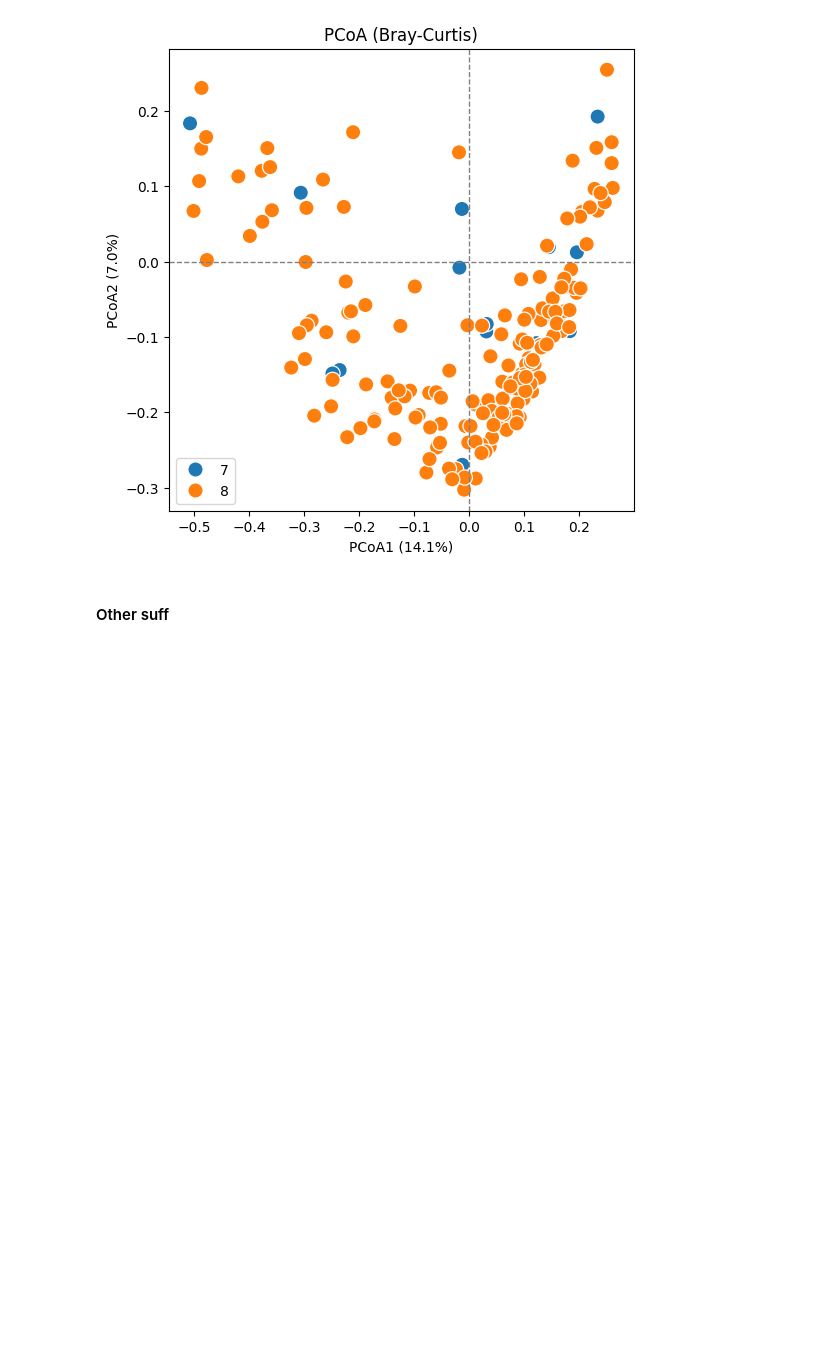
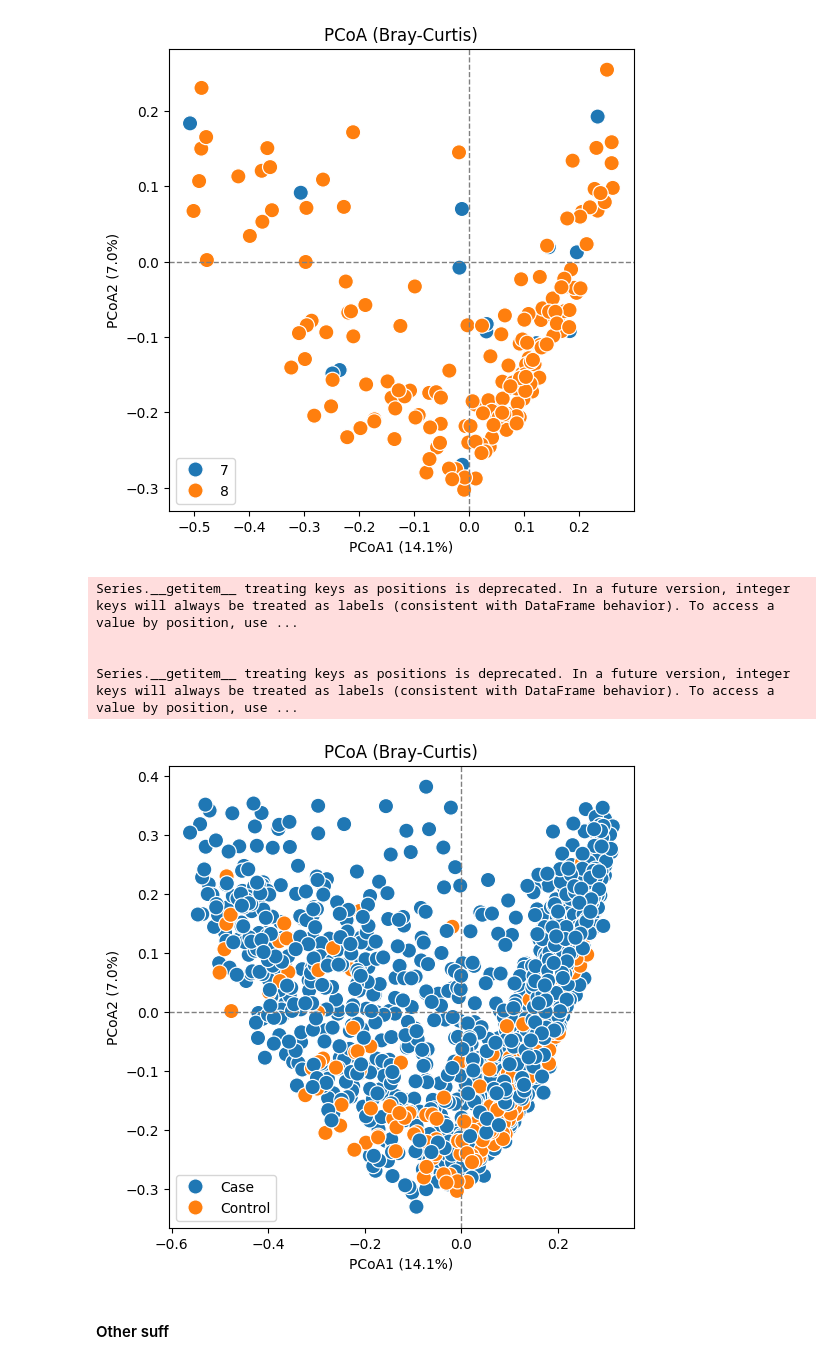
Before and after one commit to LordRabbit357/MicrobiomeProject, a Jupyter notebook: exploration.ipynb, the cells around one changed output. Drawn from its saved outputs; the diff is of its cells as text; code cells hidden in the pictures; blank space fills up the shorter version.

```diff
--- a/exploration.ipynb
+++ b/exploration.ipynb
@@ -559,6 +555,34 @@ plt.legend()
 plt.show()
 # %% [output]
 [figure]
+# %%
+coords["is_control"] = coords["PATGROUPFINAL_C"] == "8"
+coords["is_control"] = coords["is_control"].map({True: "Control", False: "Case"})
+
+
+# Plot with seaborn
+plt.figure(figsize=(6,6))
+sns.scatterplot(
+    data=coords,
+    x=coords.columns[0],
+    y=coords.columns[1],
+    hue="is_control",   # color by label
+    s=120
+)
+
+plt.xlabel(f"PCoA1 ({pcoa_results.proportion_explained[0]*100:.1f}%)")
+plt.ylabel(f"PCoA2 ({pcoa_results.proportion_explained[1]*100:.1f}%)")
+plt.title("PCoA (Bray-Curtis)")
+plt.axhline(0, color="gray", lw=1, ls="--")
+plt.axvline(0, color="gray", lw=1, ls="--")
+plt.legend()
+plt.show()
+# %% [output]
+Series.__getitem__ treating keys as positions is deprecated. In a future version, integer keys will always be treated as labels (consistent with DataFrame behavior). To access a value by position, use ...
+
+
+Series.__getitem__ treating keys as positions is deprecated. In a future version, integer keys will always be treated as labels (consistent with DataFrame behavior). To access a value by position, use ...
+[figure, added]
 # %% [markdown]
 #### Other suff
 # %%
```
Also changed, not shown: parts of 4 cells of this notebook, 1 other file.
